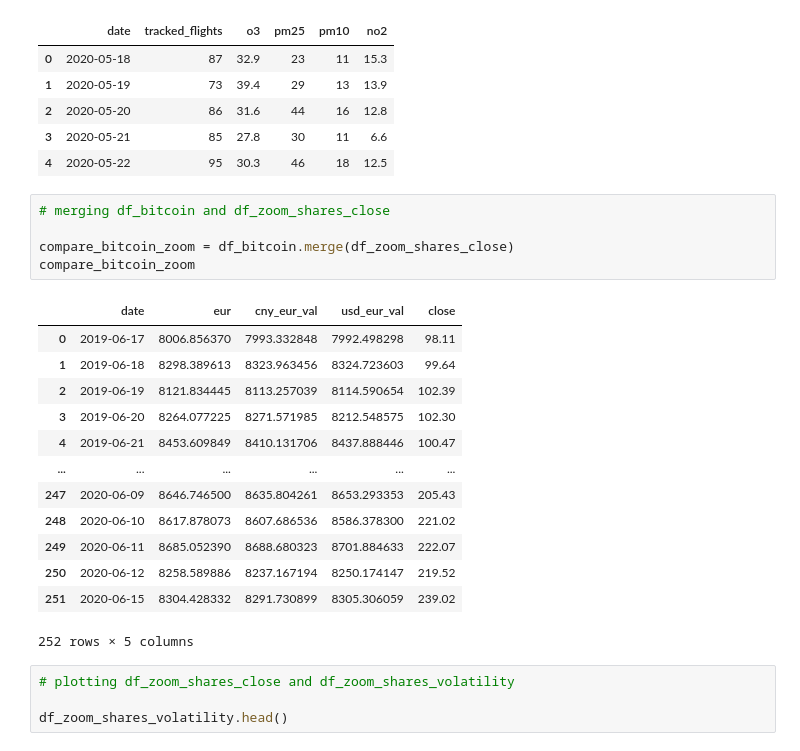
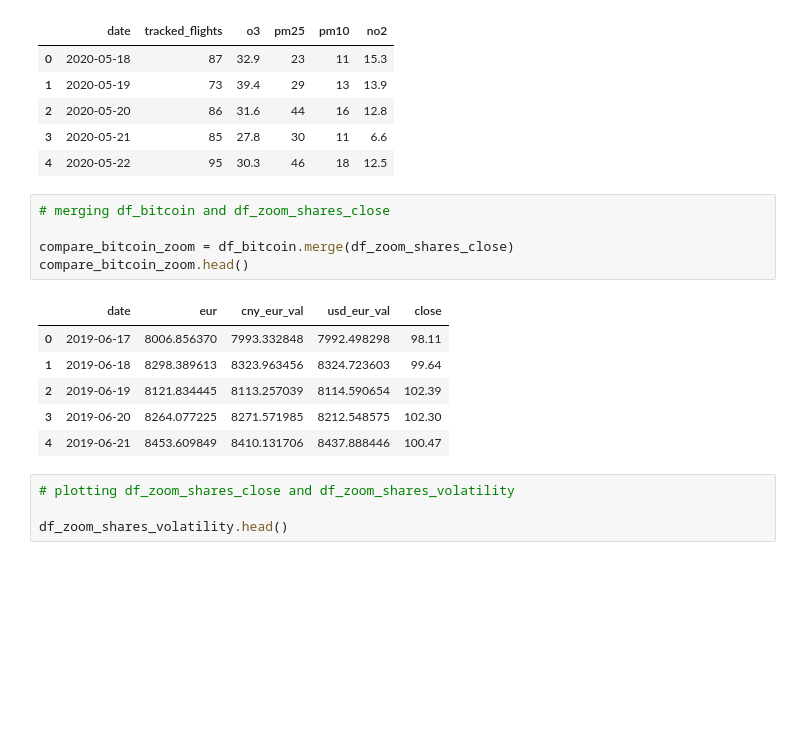
Before and after one commit to MikkiSeidenschnur/data_ber_project_pandas, a Jupyter notebook: modules/analysis_plot_flight_and_pollution_data.ipynb, the cells around one changed output. Saved outputs shown, nothing was run; the diff lists cells and outputs as text; blank space fills up the shorter version.

```diff
--- a/modules/analysis_plot_flight_and_pollution_data.ipynb
+++ b/modules/analysis_plot_flight_and_pollution_data.ipynb
@@ -131,22 +138,15 @@ df_pol_flights_2020.head()
 # %%
 # merging df_bitcoin and df_zoom_shares_close
 
 compare_bitcoin_zoom = df_bitcoin.merge(df_zoom_shares_close)
-compare_bitcoin_zoom
+compare_bitcoin_zoom.head()
 # %% [output]
 |  | date | eur | cny_eur_val | usd_eur_val | close |
 | 0 | 2019-06-17 | 8006.856370 | 7993.332848 | 7992.498298 | 98.11 |
 | 1 | 2019-06-18 | 8298.389613 | 8323.963456 | 8324.723603 | 99.64 |
 | 2 | 2019-06-19 | 8121.834445 | 8113.257039 | 8114.590654 | 102.39 |
 | 3 | 2019-06-20 | 8264.077225 | 8271.571985 | 8212.548575 | 102.30 |
 | 4 | 2019-06-21 | 8453.609849 | 8410.131706 | 8437.888446 | 100.47 |
-| ... | ... | ... | ... | ... | ... |
-| 247 | 2020-06-09 | 8646.746500 | 8635.804261 | 8653.293353 | 205.43 |
-| 248 | 2020-06-10 | 8617.878073 | 8607.686536 | 8586.378300 | 221.02 |
-| 249 | 2020-06-11 | 8685.052390 | 8688.680323 | 8701.884633 | 222.07 |
-| 250 | 2020-06-12 | 8258.589886 | 8237.167194 | 8250.174147 | 219.52 |
-| 251 | 2020-06-15 | 8304.428332 | 8291.730899 | 8305.306059 | 239.02 |
-252 rows × 5 columns
 # %%
 # plotting df_zoom_shares_close and df_zoom_shares_volatility
 
```
Also changed, not shown: parts of 13 cells of this notebook.
